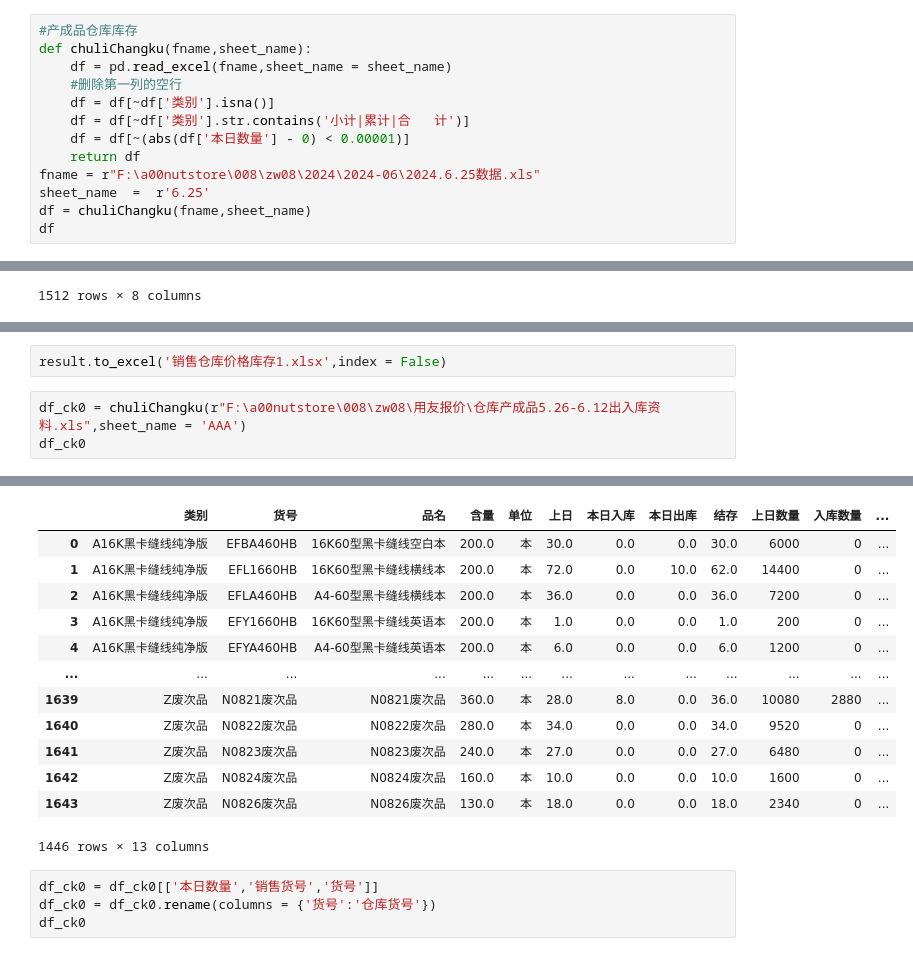
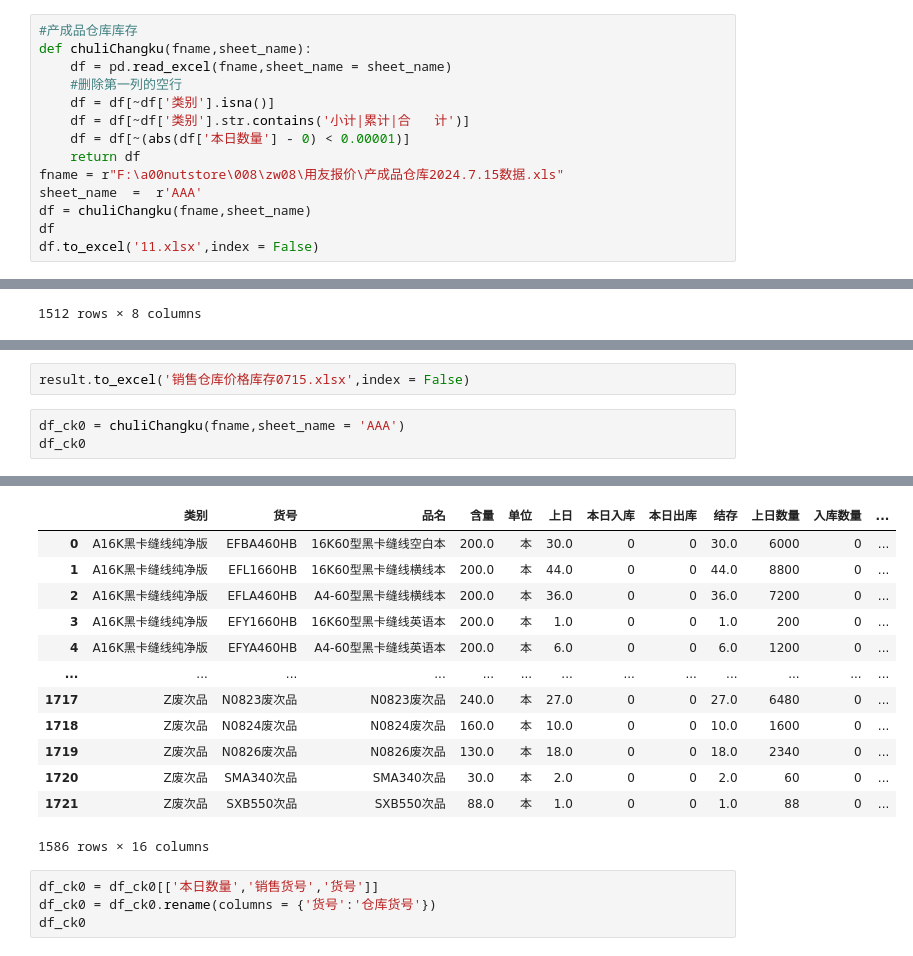
Before and after one commit to reddatetea/fish, a Jupyter notebook: TcloudChangkuXiaoshou.ipynb, the cells around one changed output, grey strips where cells are left out. Drawn from its saved outputs; the diff is of its cells as text.

```diff
--- a/TcloudChangkuXiaoshou.ipynb
+++ b/TcloudChangkuXiaoshou.ipynb
@@ -20,7 +20,8 @@ def chuliChangku(fname,sheet_name):
     df = df[~df['类别'].str.contains('小计|累计|合   计')]
     df = df[~(abs(df['本日数量'] - 0) < 0.00001)]
     return df
-fname = r"F:\a00nutstore\008\zw08\2024\2024-06\2024.6.25数据.xls"
-sheet_name  =  r'6.25'
+fname = r"F:\a00nutstore\008\zw08\用友报价\产成品仓库2024.7.15数据.xls"
+sheet_name  =  r'AAA'
 df = chuliChangku(fname,sheet_name)
 df
+df.to_excel('11.xlsx',index = False)
@@ -151,6 +145,6 @@ result
 # %%
-result.to_excel('销售仓库价格库存1.xlsx',index = False)
+result.to_excel('销售仓库价格库存0715.xlsx',index = False)
 # %%
-df_ck0 = chuliChangku(r"F:\a00nutstore\008\zw08\用友报价\仓库产成品5.26-6.12出入库资料.xls",sheet_name = 'AAA')
+df_ck0 = chuliChangku(fname,sheet_name = 'AAA')
 df_ck0
 # %% [output]
@@ -157,16 +152,16 @@ df_ck0
 |  | 类别 | 货号 | 品名 | 含量 | 单位 | 上日 | 本日入库 | 本日出库 | 结存 | 上日数量 | 入库数量 | ... |
-| 0 | A16K黑卡缝线纯净版 | EFBA460HB | 16K60型黑卡缝线空白本 | 200.0 | 本 | 30.0 | 0.0 | 0.0 | 30.0 | 6000 | 0 | ... |
-| 1 | A16K黑卡缝线纯净版 | EFL1660HB | 16K60型黑卡缝线横线本 | 200.0 | 本 | 72.0 | 0.0 | 10.0 | 62.0 | 14400 | 0 | ... |
-| 2 | A16K黑卡缝线纯净版 | EFLA460HB | A4-60型黑卡缝线横线本 | 200.0 | 本 | 36.0 | 0.0 | 0.0 | 36.0 | 7200 | 0 | ... |
-| 3 | A16K黑卡缝线纯净版 | EFY1660HB | 16K60型黑卡缝线英语本 | 200.0 | 本 | 1.0 | 0.0 | 0.0 | 1.0 | 200 | 0 | ... |
-| 4 | A16K黑卡缝线纯净版 | EFYA460HB | A4-60型黑卡缝线英语本 | 200.0 | 本 | 6.0 | 0.0 | 0.0 | 6.0 | 1200 | 0 | ... |
+| 0 | A16K黑卡缝线纯净版 | EFBA460HB | 16K60型黑卡缝线空白本 | 200.0 | 本 | 30.0 | 0 | 0 | 30.0 | 6000 | 0 | ... |
+| 1 | A16K黑卡缝线纯净版 | EFL1660HB | 16K60型黑卡缝线横线本 | 200.0 | 本 | 44.0 | 0 | 0 | 44.0 | 8800 | 0 | ... |
+| 2 | A16K黑卡缝线纯净版 | EFLA460HB | A4-60型黑卡缝线横线本 | 200.0 | 本 | 36.0 | 0 | 0 | 36.0 | 7200 | 0 | ... |
+| 3 | A16K黑卡缝线纯净版 | EFY1660HB | 16K60型黑卡缝线英语本 | 200.0 | 本 | 1.0 | 0 | 0 | 1.0 | 200 | 0 | ... |
+| 4 | A16K黑卡缝线纯净版 | EFYA460HB | A4-60型黑卡缝线英语本 | 200.0 | 本 | 6.0 | 0 | 0 | 6.0 | 1200 | 0 | ... |
 | ... | ... | ... | ... | ... | ... | ... | ... | ... | ... | ... | ... | ... |
-| 1639 | Z废次品 | N0821废次品 | N0821废次品 | 360.0 | 本 | 28.0 | 8.0 | 0.0 | 36.0 | 10080 | 2880 | ... |
-| 1640 | Z废次品 | N0822废次品 | N0822废次品 | 280.0 | 本 | 34.0 | 0.0 | 0.0 | 34.0 | 9520 | 0 | ... |
-| 1641 | Z废次品 | N0823废次品 | N0823废次品 | 240.0 | 本 | 27.0 | 0.0 | 0.0 | 27.0 | 6480 | 0 | ... |
-| 1642 | Z废次品 | N0824废次品 | N0824废次品 | 160.0 | 本 | 10.0 | 0.0 | 0.0 | 10.0 | 1600 | 0 | ... |
-| 1643 | Z废次品 | N0826废次品 | N0826废次品 | 130.0 | 本 | 18.0 | 0.0 | 0.0 | 18.0 | 2340 | 0 | ... |
+| 1717 | Z废次品 | N0823废次品 | N0823废次品 | 240.0 | 本 | 27.0 | 0 | 0 | 27.0 | 6480 | 0 | ... |
+| 1718 | Z废次品 | N0824废次品 | N0824废次品 | 160.0 | 本 | 10.0 | 0 | 0 | 10.0 | 1600 | 0 | ... |
+| 1719 | Z废次品 | N0826废次品 | N0826废次品 | 130.0 | 本 | 18.0 | 0 | 0 | 18.0 | 2340 | 0 | ... |
+| 1720 | Z废次品 | SMA340次品 | SMA340次品 | 30.0 | 本 | 2.0 | 0 | 0 | 2.0 | 60 | 0 | ... |
+| 1721 | Z废次品 | SXB550次品 | SXB550次品 | 88.0 | 本 | 1.0 | 0 | 0 | 1.0 | 88 | 0 | ... |
-1446 rows × 13 columns
+1586 rows × 16 columns
 # %%
 df_ck0 = df_ck0[['本日数量','销售货号','货号']]
 df_ck0 = df_ck0.rename(columns = {'货号':'仓库货号'})
```
Also changed, not shown: parts of 15 cells of this notebook, 12 other files.
